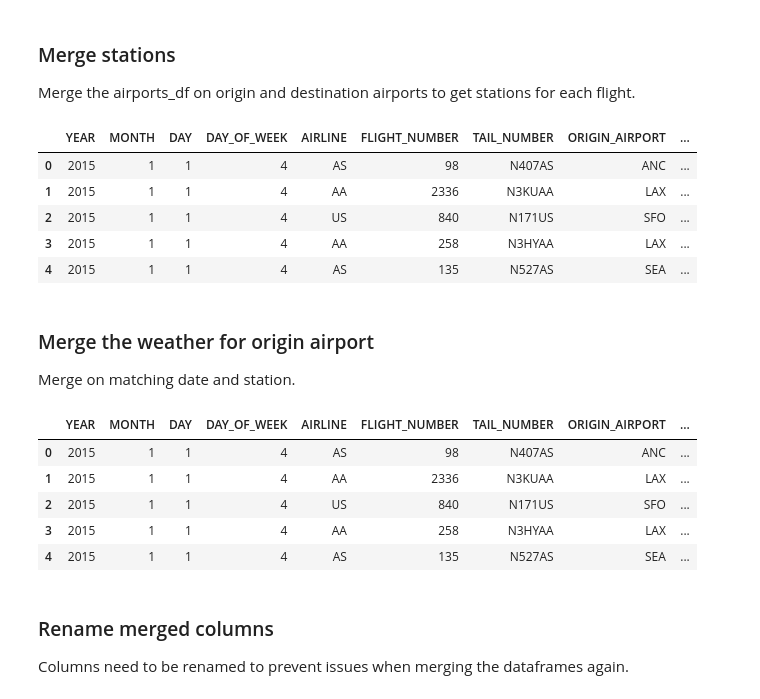
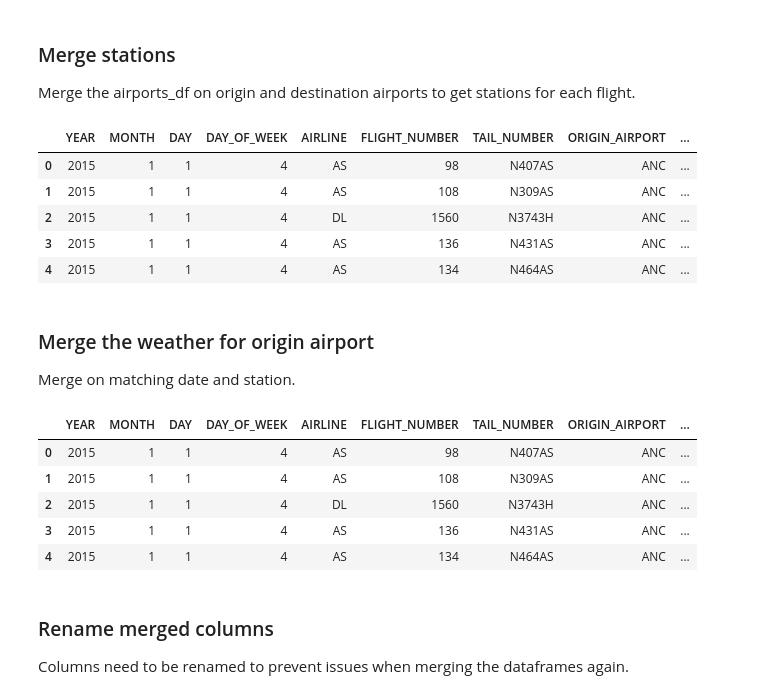
Before and after one commit to UNCG-CSE/Volag, a Jupyter notebook: src/data_munging.ipynb, the cells around one changed output. Saved outputs shown, nothing was run; the diff lists cells and outputs as text; code cells hidden in the pictures.

Commit message:
Removed flights without airport.

```diff
--- a/src/data_munging.ipynb
+++ b/src/data_munging.ipynb
@@ -287,18 +258,18 @@ weather_df.head()
 ### Merge stations
 Merge the airports_df on origin and destination airports to get stations for each flight.
 # %%
-flights_merged_df = pd.merge(flights_df, airports_df[['IATA_CODE', 'weather_station']], left_on='ORIGIN_AIRPORT', right_on='IATA_CODE', how='left')
+flights_merged_df = pd.merge(flights_df, airports_df[['IATA_CODE', 'weather_station']], left_on='ORIGIN_AIRPORT', right_on='IATA_CODE')
 flights_merged_df = flights_merged_df.rename(columns={'weather_station': 'origin_weather_station'})
-flights_merged_df = pd.merge(flights_merged_df, airports_df[['IATA_CODE', 'weather_station']], left_on='DESTINATION_AIRPORT', right_on='IATA_CODE', how='left')
+flights_merged_df = pd.merge(flights_merged_df, airports_df[['IATA_CODE', 'weather_station']], left_on='DESTINATION_AIRPORT', right_on='IATA_CODE')
 flights_merged_df = flights_merged_df.rename(columns={'weather_station': 'destination_weather_station'})
 flights_merged_df.head()
 # %% [output]
 |  | YEAR | MONTH | DAY | DAY_OF_WEEK | AIRLINE | FLIGHT_NUMBER | TAIL_NUMBER | ORIGIN_AIRPORT | ... |
 | 0 | 2015 | 1 | 1 | 4 | AS | 98 | N407AS | ANC | ... |
-| 1 | 2015 | 1 | 1 | 4 | AA | 2336 | N3KUAA | LAX | ... |
-| 2 | 2015 | 1 | 1 | 4 | US | 840 | N171US | SFO | ... |
-| 3 | 2015 | 1 | 1 | 4 | AA | 258 | N3HYAA | LAX | ... |
-| 4 | 2015 | 1 | 1 | 4 | AS | 135 | N527AS | SEA | ... |
+| 1 | 2015 | 1 | 1 | 4 | AS | 108 | N309AS | ANC | ... |
+| 2 | 2015 | 1 | 1 | 4 | DL | 1560 | N3743H | ANC | ... |
+| 3 | 2015 | 1 | 1 | 4 | AS | 136 | N431AS | ANC | ... |
+| 4 | 2015 | 1 | 1 | 4 | AS | 134 | N464AS | ANC | ... |
 # %% [markdown]
 ### Merge the weather for origin airport
 Merge on matching date and station.
@@ -308,10 +279,10 @@ flights_merged_df.head()
 # %% [output]
 |  | YEAR | MONTH | DAY | DAY_OF_WEEK | AIRLINE | FLIGHT_NUMBER | TAIL_NUMBER | ORIGIN_AIRPORT | ... |
 | 0 | 2015 | 1 | 1 | 4 | AS | 98 | N407AS | ANC | ... |
-| 1 | 2015 | 1 | 1 | 4 | AA | 2336 | N3KUAA | LAX | ... |
-| 2 | 2015 | 1 | 1 | 4 | US | 840 | N171US | SFO | ... |
-| 3 | 2015 | 1 | 1 | 4 | AA | 258 | N3HYAA | LAX | ... |
-| 4 | 2015 | 1 | 1 | 4 | AS | 135 | N527AS | SEA | ... |
+| 1 | 2015 | 1 | 1 | 4 | AS | 108 | N309AS | ANC | ... |
+| 2 | 2015 | 1 | 1 | 4 | DL | 1560 | N3743H | ANC | ... |
+| 3 | 2015 | 1 | 1 | 4 | AS | 136 | N431AS | ANC | ... |
+| 4 | 2015 | 1 | 1 | 4 | AS | 134 | N464AS | ANC | ... |
 # %% [markdown]
 ### Rename merged columns
 Columns need to be renamed to prevent issues when merging the dataframes again.
```
Also changed, not shown: parts of 10 cells of this notebook.
